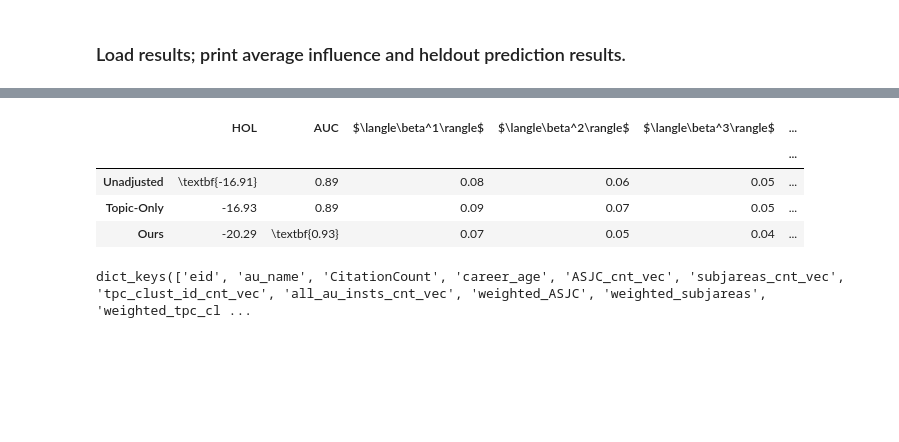
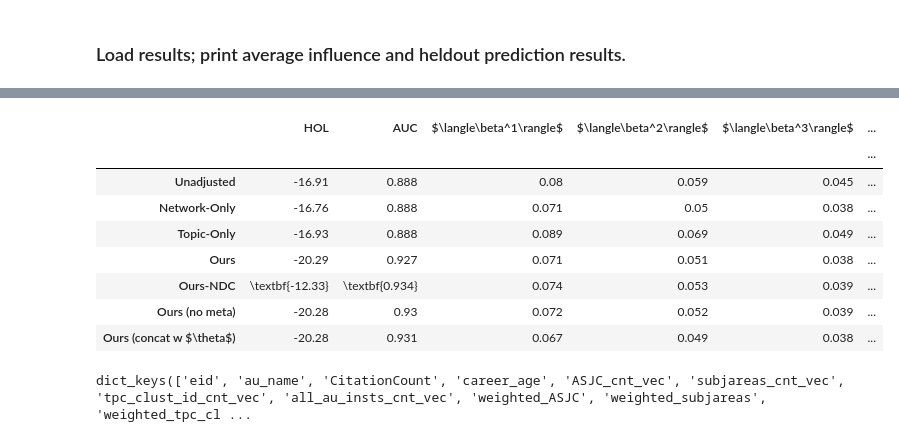
Before and after one commit to fitzgeraldja/PIF-DSBMM-DPF, a Jupyter notebook: src/pif_dsbmm_dpf/citation_real/real_results.ipynb, the cells around one changed output, grey strips where cells are left out. Drawn from its saved outputs; the diff is of its cells as text; code cells hidden in the pictures; blank space fills up the shorter version.

```diff
--- a/src/pif_dsbmm_dpf/citation_real/real_results.ipynb
+++ b/src/pif_dsbmm_dpf/citation_real/real_results.ipynb
@@ -36,7 +36,7 @@ def predict(params, A, Y_p, model):
     variant = model.split(".")[-1]
     print(f"Model {model.split('.')[0]}; variant {variant}")
     if "dsbmm_dpf" in model or "network_pref_only" in model:
-        dsbmm_res_str = f"{data_model_str}_{'dc' if deg_corr else 'ndc'}_{'dir' if directed else 'undir'}_{'meta' if variant=='z-theta-joint' else 'nometa'}"
+        dsbmm_res_str = f"{data_model_str}_{'dc' if deg_corr else 'ndc'}_{'dir' if directed else 'undir'}_{'meta' if 'z-theta-joint' in variant else 'nometa'}"
         with open(dsbmm_datadir / f"{dsbmm_res_str}_subs.pkl", "rb") as f:
             _, Z_trans, block_probs = pickle.load(f)
         full_node_probs = label_propagation(
@@ -181,26 +210,31 @@ df
 # %%
 out = df.copy()
 out.drop(columns=["Average Estimated Influence"], inplace=True)
 out.set_index("Method", inplace=True)
 out.index.name = ""
 out.columns = ["HOL", "AUC"] + out.columns[2:].tolist()
-out = np.round(out, 2)
+out["HOL"] = np.round(out["HOL"], 2)
+out.iloc[:,1:] = np.round(out.iloc[:,1:],3)
 out = out.astype(str)
 out["HOL"][out["HOL"] == out["HOL"].min(axis=0)] = (
     "\textbf{" + out["HOL"][out["HOL"] == out["HOL"].min(axis=0)] + "}"
 )
 out["AUC"][out["AUC"] == out["AUC"].max(axis=0)] = (
     "\textbf{" + out["AUC"][out["AUC"] == out["AUC"].max(axis=0)] + "}"
 )
 out.to_latex("./results/real_results.tex", escape=False)
 
 out
 # %% [output]
 |  | HOL | AUC | $\langle\beta^1\rangle$ | $\langle\beta^2\rangle$ | $\langle\beta^3\rangle$ | ... |
 |  |  |  |  |  |  | ... |
-| Unadjusted | \textbf{-16.91} | 0.89 | 0.08 | 0.06 | 0.05 | ... |
-| Topic-Only | -16.93 | 0.89 | 0.09 | 0.07 | 0.05 | ... |
-| Ours | -20.29 | \textbf{0.93} | 0.07 | 0.05 | 0.04 | ... |
+| Unadjusted | -16.91 | 0.888 | 0.08 | 0.059 | 0.045 | ... |
+| Network-Only | -16.76 | 0.888 | 0.071 | 0.05 | 0.038 | ... |
+| Topic-Only | -16.93 | 0.888 | 0.089 | 0.069 | 0.049 | ... |
+| Ours | -20.29 | 0.927 | 0.071 | 0.051 | 0.038 | ... |
+| Ours-NDC | \textbf{-12.33} | \textbf{0.934} | 0.074 | 0.053 | 0.039 | ... |
+| Ours (no meta) | -20.28 | 0.93 | 0.072 | 0.052 | 0.039 | ... |
+| Ours (concat w $\theta$) | -20.28 | 0.931 | 0.067 | 0.049 | 0.038 | ... |
 # %%
 # look at per author influence inferred
 beta_hats = [results[m]["Beta_hat"] for m in methods]
```
Also changed, not shown: parts of 2 cells of this notebook, 1 other file.
